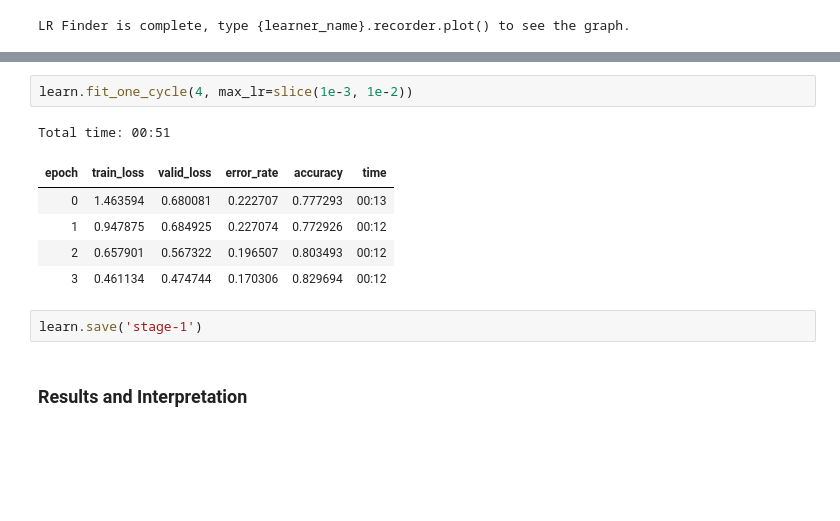
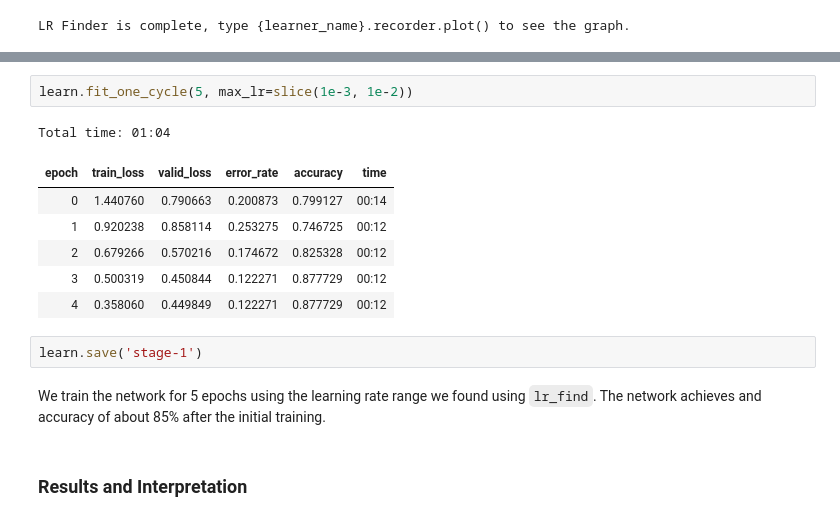
Before and after one commit to avanwyk/fastai-projects, a Jupyter notebook: antelope-classification/african_antelope_classification.ipynb, the cells around one changed output, grey strips where cells are left out. Cells and saved outputs as stored; diff of their text form; blank space fills up the shorter version.

```diff
--- a/antelope-classification/african_antelope_classification.ipynb
+++ b/antelope-classification/african_antelope_classification.ipynb
@@ -106,14 +115,17 @@ learn.recorder.plot()
 # %%
-learn.fit_one_cycle(4, max_lr=slice(1e-3, 1e-2))
+learn.fit_one_cycle(5, max_lr=slice(1e-3, 1e-2))
 # %% [output]
-Total time: 00:51
+Total time: 01:04
 | epoch | train_loss | valid_loss | error_rate | accuracy | time |
-| 0 | 1.463594 | 0.680081 | 0.222707 | 0.777293 | 00:13 |
-| 1 | 0.947875 | 0.684925 | 0.227074 | 0.772926 | 00:12 |
-| 2 | 0.657901 | 0.567322 | 0.196507 | 0.803493 | 00:12 |
-| 3 | 0.461134 | 0.474744 | 0.170306 | 0.829694 | 00:12 |
+| 0 | 1.440760 | 0.790663 | 0.200873 | 0.799127 | 00:14 |
+| 1 | 0.920238 | 0.858114 | 0.253275 | 0.746725 | 00:12 |
+| 2 | 0.679266 | 0.570216 | 0.174672 | 0.825328 | 00:12 |
+| 3 | 0.500319 | 0.450844 | 0.122271 | 0.877729 | 00:12 |
+| 4 | 0.358060 | 0.449849 | 0.122271 | 0.877729 | 00:12 |
 # %%
 learn.save('stage-1')
+# %% [markdown]
+We train the network for 5 epochs using the learning rate range we found using `lr_find`. The network achieves and accuracy of about 85\% after the initial training.
 # %% [markdown]
 ### Results and Interpretation
 # %% [markdown]
```
Also changed, not shown: parts of 26 cells of this notebook.
